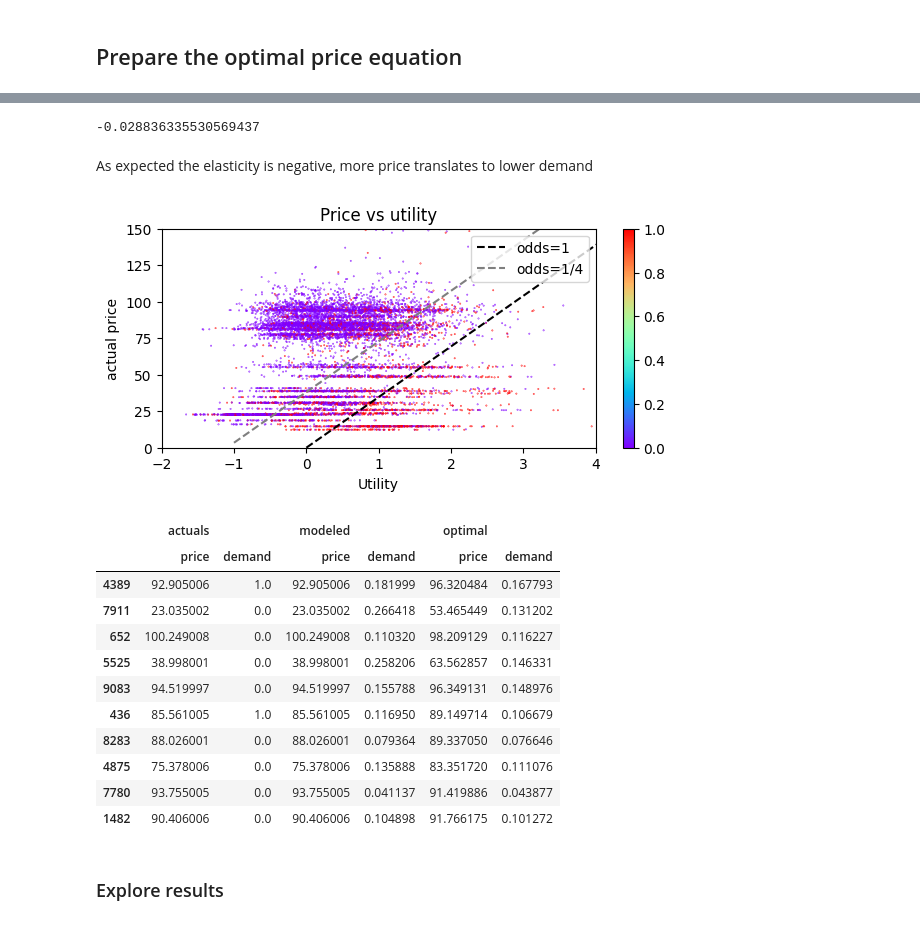
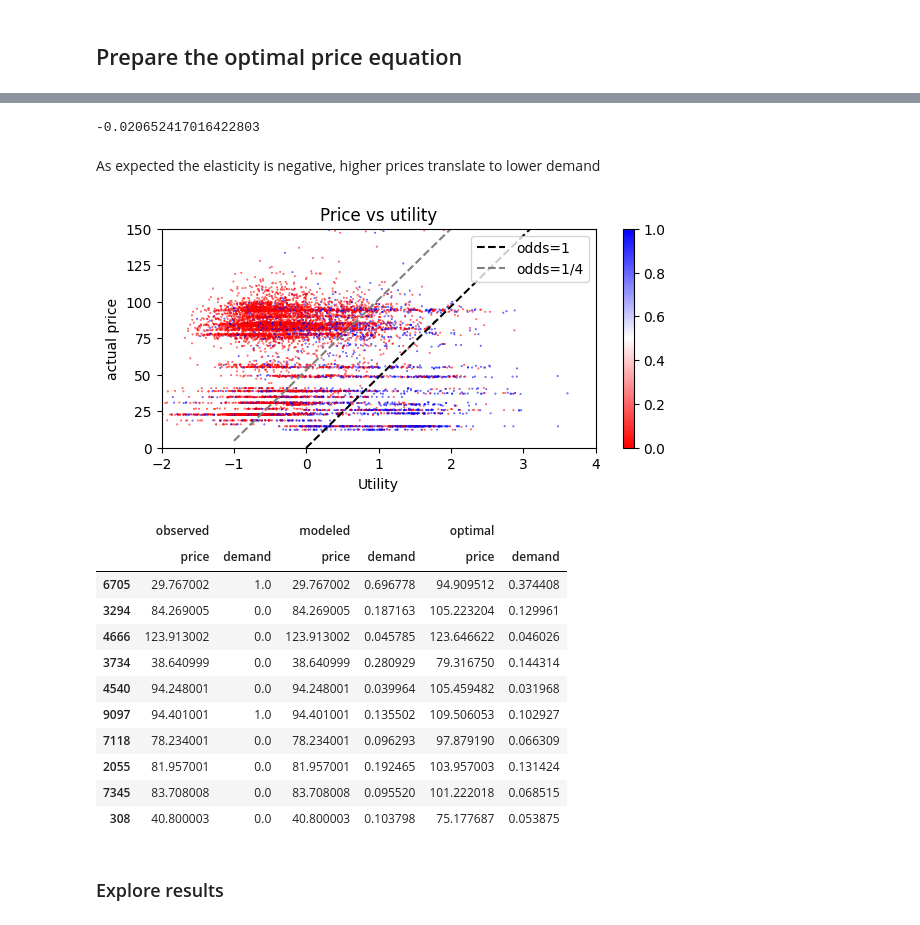
Before and after one commit to amonras/optimal-pricing, a Jupyter notebook: Optimal_Pricing.ipynb, the cells around one changed output, grey strips where cells are left out. Drawn from its saved outputs; the diff is of its cells as text; code cells hidden in the pictures.

```diff
--- a/Optimal_Pricing.ipynb
+++ b/Optimal_Pricing.ipynb
@@ -49,16 +24,15 @@ $$
 import pandas as pd
 import numpy as np
 import matplotlib.pyplot as plt
+from matplotlib.colors import Normalize
+import dataframe_image as dfi
 
-from scipy.optimize import fsolve
+from scipy.optimize import fsolve, minimize
 from scipy.special import expit, logit
-from matplotlib.colors import Normalize
 
 from pricing.benchmark import Benchmark
 from pricing.models.baseline import LogisticRegressor
 from pricing.plots import prob_hist
-
-cmap = plt.colormaps["rainbow"]
 
 file_path = 'data/export.xlsx'
 df = pd.read_excel(file_path)
@@ -68,7 +42,7 @@ df['Bag_Purchased'] = df['Bag_Purchased'].astype(bool)
 X = df.drop(['Bag_Purchased'], axis=1)
 y = df['Bag_Purchased']
 
-model = LogisticRegressor()
+model = LogisticRegressor(max_iter=100000)
 
 model.fit(X, y)
 
@@ -81,7 +55,7 @@ y_pred.mean(), model.model.intercept_[0]
 theta = pd.Series(model.model_coefficients())
 intercept = model.model.intercept_
 # %%
-def price_utility_plot(data, ylabel):
+def price_utility_plot(data, ylabel, cmap=plt.colormaps["gist_rainbow"]):
     fig, ax = plt.subplots(figsize=(7, 3))
     plt.scatter(Z, data['price'], s=.1, color=cmap(data['demand']))
     ax.set_xlabel('Utility')
@@ -191,17 +201,18 @@ assert 'bag_base_price' not in theta.keys()
 # %%
-Z = (X_transf.drop('bag_total_price', axis=1).dot(theta.drop('bag_total_price')) + intercept).rename('kx')
+# Compute the utility and the price response gamma
+Z = (X_transf.drop('bag_total_price', axis=1).dot(theta.drop('bag_total_price')) + intercept).rename('Z')
 gamma = theta['bag_total_price']
 
 gamma
 # %% [output]
--0.028836335530569437
+-0.020652417016422803
 # %% [markdown]
-As expected the elasticity is negative, more price translates to lower demand
+As expected the elasticity is negative, higher prices translate to lower demand
 # %%
-fig = price_utility_plot(actuals.astype(float), ylabel='actual price')
+fig = price_utility_plot(actuals.astype(float), ylabel='actual price', cmap=plt.colormaps['bwr_r'])
 fig.savefig("images/price_vs_utility.png")
 # %% [output]
-[figure, old version]
+[figure, new version]
 # %%
 def optimal_price_equation(f, c, z, g):
     return g * (f - c) * (1 - expit(z + g * f)) + 1
@@ -210,32 +222,32 @@ def optimize(cost, Z):
     return fsolve(optimal_price_equation, x0=1.5 * cost, args=(cost, Z, gamma))[0]
 # %%
 price = pd.concat([cost, Z], axis=1).apply(
-        lambda row: optimize(row['cost'], row['kx']),
+        lambda row: f(row['cost'], row['Z']),
     axis=1).rename('price')
 prob = expit(Z + gamma * price)
 optimal = pd.DataFrame({"price": price, "demand": prob})
 
 
 results = pd.concat({
-    "actuals": actuals,
+    "observed": actuals,
     "modeled": modeled,
     "optimal": optimal
 }, axis=1).astype(float)
 
 results.sample(10)
 # %% [output]
-|  | actuals |  | modeled |  | optimal |  |
+|  | observed |  | modeled |  | optimal |  |
 |  | price | demand | price | demand | price | demand |
-| 4389 | 92.905006 | 1.0 | 92.905006 | 0.181999 | 96.320484 | 0.167793 |
-| 7911 | 23.035002 | 0.0 | 23.035002 | 0.266418 | 53.465449 | 0.131202 |
-| 652 | 100.249008 | 0.0 | 100.249008 | 0.110320 | 98.209129 | 0.116227 |
-| 5525 | 38.998001 | 0.0 | 38.998001 | 0.258206 | 63.562857 | 0.146331 |
-| 9083 | 94.519997 | 0.0 | 94.519997 | 0.155788 | 96.349131 | 0.148976 |
-| 436 | 85.561005 | 1.0 | 85.561005 | 0.116950 | 89.149714 | 0.106679 |
-| 8283 | 88.026001 | 0.0 | 88.026001 | 0.079364 | 89.337050 | 0.076646 |
-| 4875 | 75.378006 | 0.0 | 75.378006 | 0.135888 | 83.351720 | 0.111076 |
-| 7780 | 93.755005 | 0.0 | 93.755005 | 0.041137 | 91.419886 | 0.043877 |
-| 1482 | 90.406006 | 0.0 | 90.406006 | 0.104898 | 91.766175 | 0.101272 |
+| 6705 | 29.767002 | 1.0 | 29.767002 | 0.696778 | 94.909512 | 0.374408 |
+| 3294 | 84.269005 | 0.0 | 84.269005 | 0.187163 | 105.223204 | 0.129961 |
+| 4666 | 123.913002 | 0.0 | 123.913002 | 0.045785 | 123.646622 | 0.046026 |
+| 3734 | 38.640999 | 0.0 | 38.640999 | 0.280929 | 79.316750 | 0.144314 |
+| 4540 | 94.248001 | 0.0 | 94.248001 | 0.039964 | 105.459482 | 0.031968 |
+| 9097 | 94.401001 | 1.0 | 94.401001 | 0.135502 | 109.506053 | 0.102927 |
+| 7118 | 78.234001 | 0.0 | 78.234001 | 0.096293 | 97.879190 | 0.066309 |
+| 2055 | 81.957001 | 0.0 | 81.957001 | 0.192465 | 103.957003 | 0.131424 |
+| 7345 | 83.708008 | 0.0 | 83.708008 | 0.095520 | 101.222018 | 0.068515 |
+| 308 | 40.800003 | 0.0 | 40.800003 | 0.103798 | 75.177687 | 0.053875 |
 # %% [markdown]
 ### Explore results
 # %%
```
Also changed, not shown: parts of 50 cells of this notebook.
